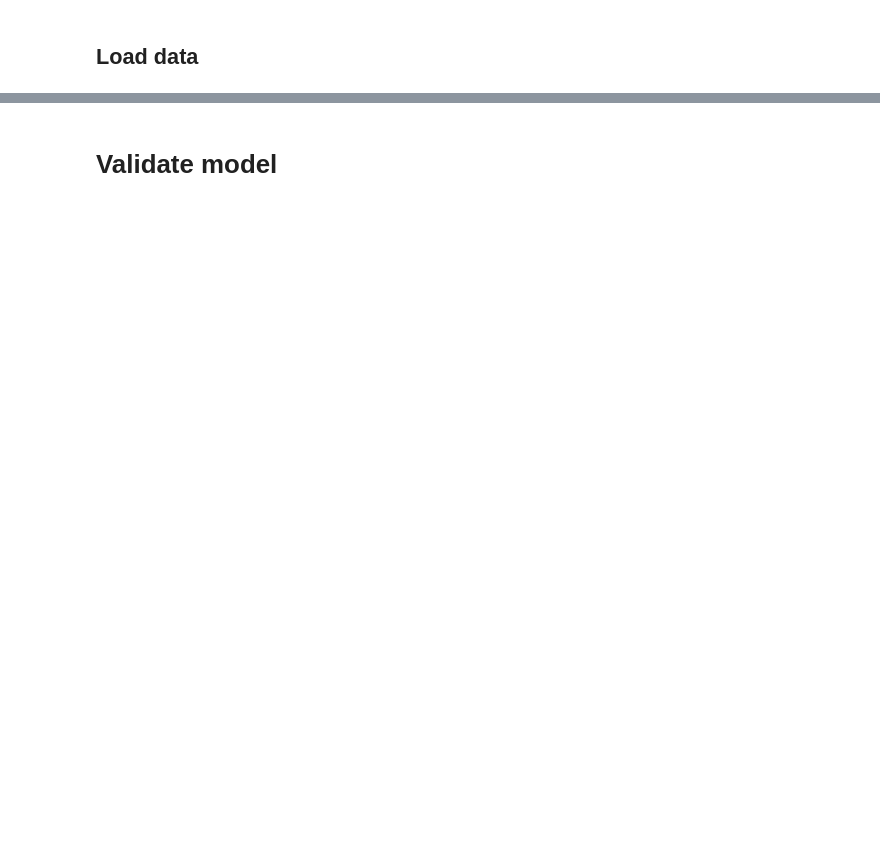
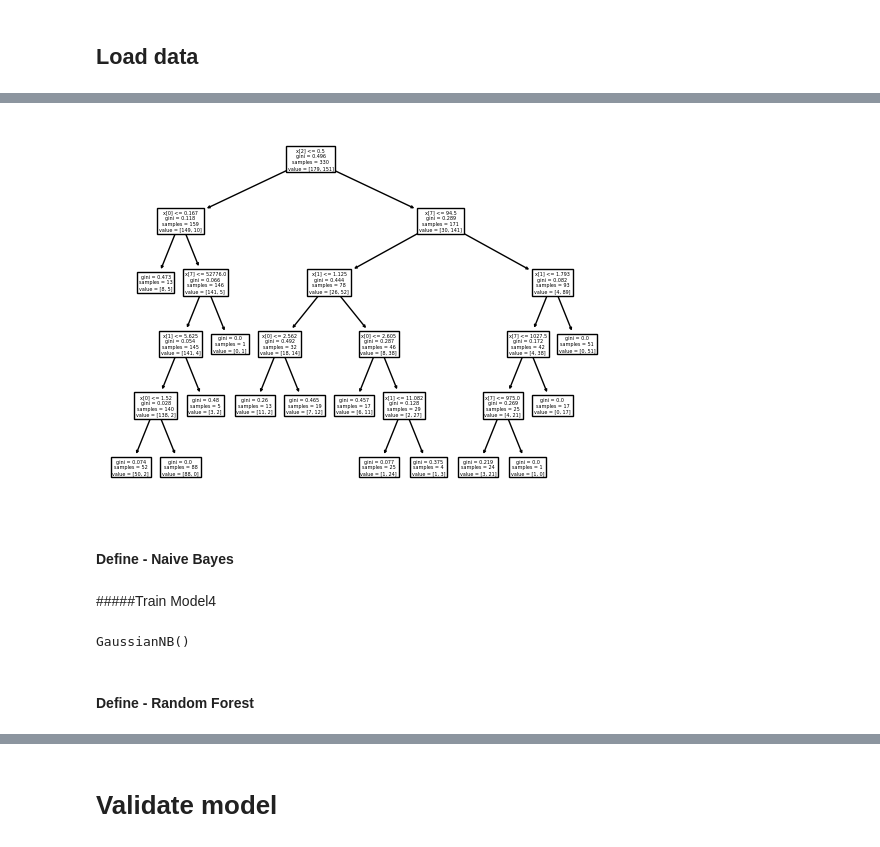
Before and after one commit to ThunchanokChai/DPDM2023, a Jupyter notebook: Classification_HW6.ipynb, the cells around one changed output, grey strips where cells are left out. Cells and saved outputs as stored; diff of their text form; code cells hidden in the pictures; blank space fills up the shorter version.

```diff
--- a/Classification_HW6.ipynb
+++ b/Classification_HW6.ipynb
@@ -59,0 +227,8 @@ KNeighborsClassifier(algorithm='auto', leaf_size=30, metric='minkowski',
+# %%
+tree.plot_tree(Dtree3);
+# %% [output]
+[figure, added]
+# %% [markdown]
+#### Define - Naive Bayes
+# %% [markdown]
+#####Train Model4
@@ -59,0 +237,8 @@ KNeighborsClassifier(algorithm='auto', leaf_size=30, metric='minkowski',
+# %%
+# Build a Gaussian Classifier
+Naive_B = GaussianNB()
+Naive_B.fit(X_train, Y_train)
+# %% [output]
+GaussianNB()
+# %% [markdown]
+#### Define - Random Forest
```
Also changed, not shown: parts of 83 cells of this notebook.
